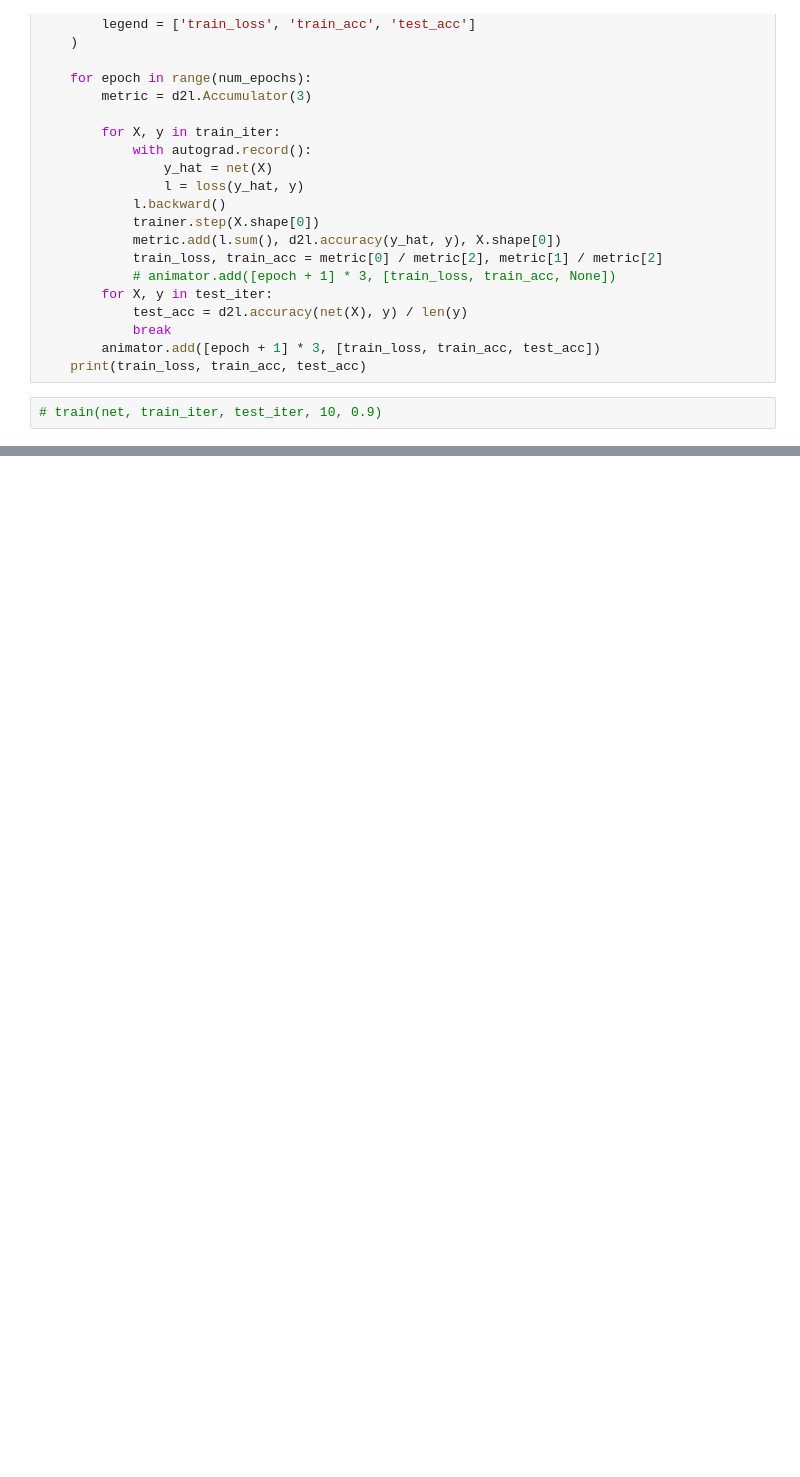
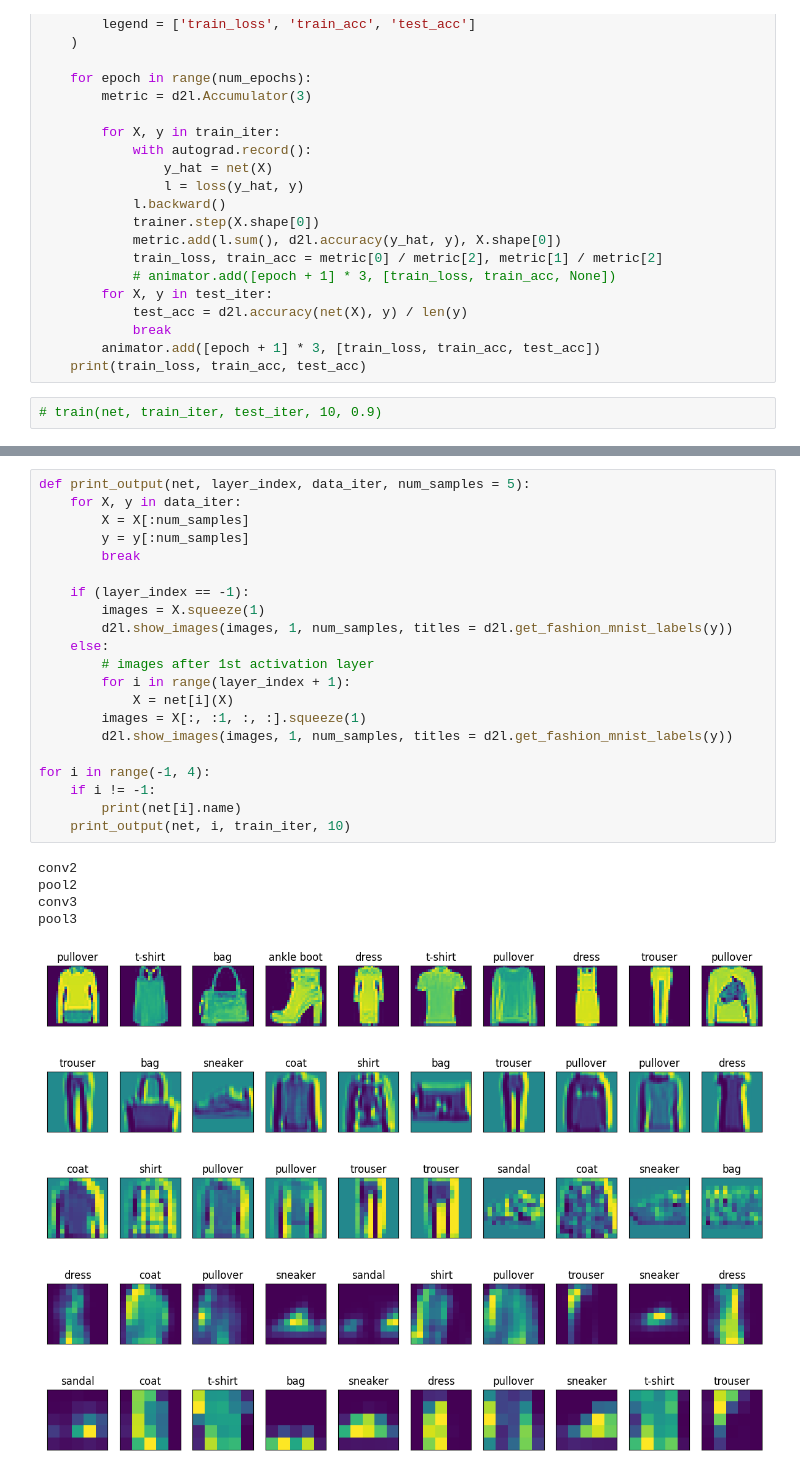
Before and after one commit to DucanhDaniel/d2l, a Jupyter notebook: Introduction/CNN/lenet.ipynb, the cells around one changed output, grey strips where cells are left out. Saved outputs shown, nothing was run; the diff lists cells and outputs as text; blank space fills up the shorter version.

```diff
--- a/Introduction/CNN/lenet.ipynb
+++ b/Introduction/CNN/lenet.ipynb
@@ -167,0 +191,31 @@ d2l.evaluate_accuracy(net, test_iter)
+# %%
+def print_output(net, layer_index, data_iter, num_samples = 5):
+    for X, y in data_iter:
+        X = X[:num_samples]
+        y = y[:num_samples]
+        break
+
+    if (layer_index == -1):
+        images = X.squeeze(1)
+        d2l.show_images(images, 1, num_samples, titles = d2l.get_fashion_mnist_labels(y))
+    else:
+        # images after 1st activation layer
+        for i in range(layer_index + 1):
+            X = net[i](X)
+        images = X[:, :1, :, :].squeeze(1)
+        d2l.show_images(images, 1, num_samples, titles = d2l.get_fashion_mnist_labels(y))
+
+for i in range(-1, 4):
+    if i != -1:
+        print(net[i].name)
+    print_output(net, i, train_iter, 10)
+# %% [output]
+conv2
+pool2
+conv3
+pool3
+[figure, added]
+[figure, added]
+[figure, added]
+[figure, added]
+[figure, added]
```
Also changed, not shown: parts of 5 cells of this notebook.
